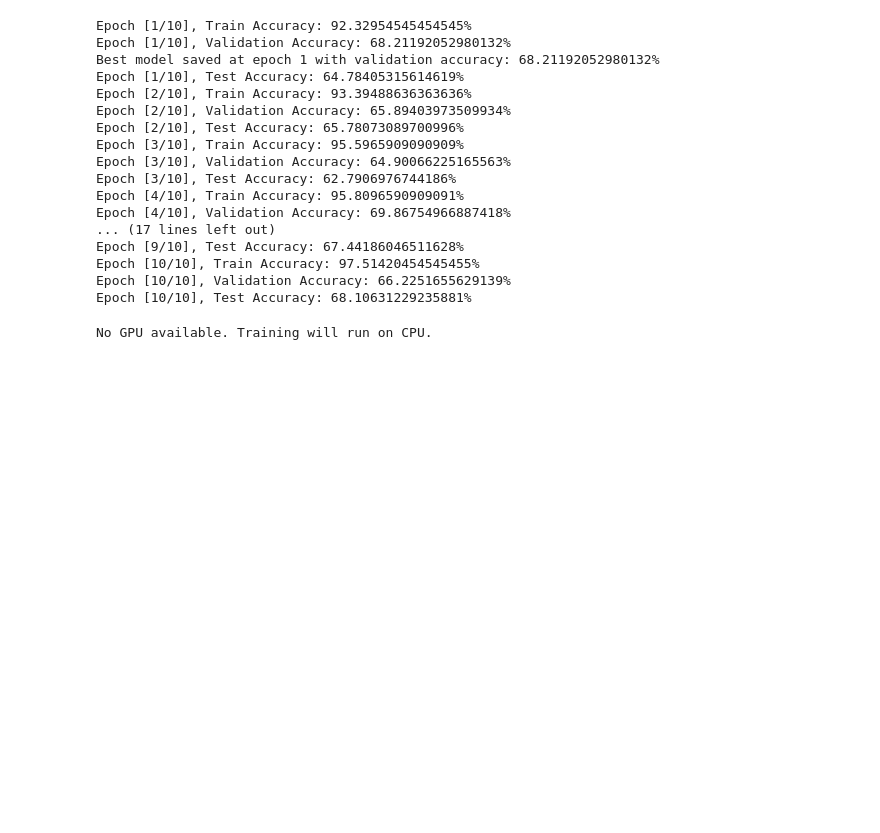
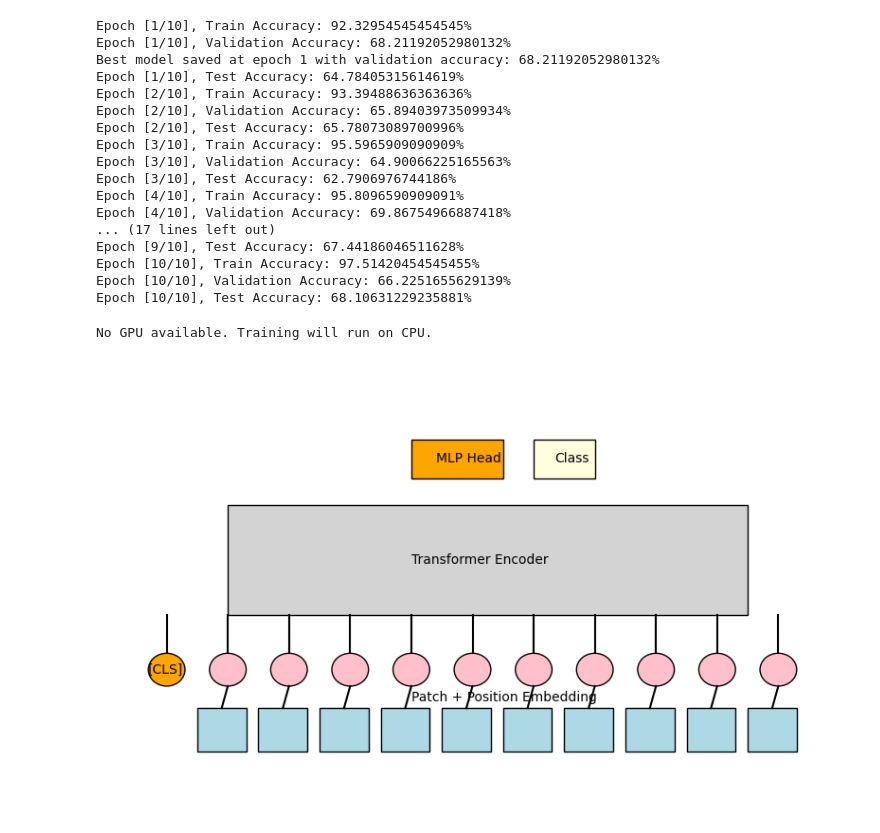
Before and after one commit to govindamandal/DeepfakeApp, a Jupyter notebook: model-training/deepfake.ipynb, the cells around one changed output. Saved outputs shown, nothing was run; the diff lists cells and outputs as text; code cells hidden in the pictures; blank space fills up the shorter version.

```diff
--- a/model-training/deepfake.ipynb
+++ b/model-training/deepfake.ipynb
@@ -378,3 +378,57 @@ else:
     print("No GPU available. Training will run on CPU.")
 # %% [output]
 No GPU available. Training will run on CPU.
+# %%
+import matplotlib.pyplot as plt
+import matplotlib.patches as patches
+import networkx as nx
+
+# Create a figure
+fig, ax = plt.subplots(figsize=(10, 6))
+
+# Image patches
+for i in range(10):
+    ax.add_patch(patches.Rectangle((0.5 + i, 0), 0.8, 0.8, edgecolor='black', facecolor='lightblue'))
+
+# Patch + Positional Embedding
+for i in range(10):
+    ax.add_patch(patches.Circle((1.0 + i, 1.5), 0.3, edgecolor='black', facecolor='pink'))
+
+# Transformer Encoder Block
+ax.add_patch(patches.Rectangle((1, 2.5), 8.5, 2.0, edgecolor='black', facecolor='lightgrey'))
+
+# Class Token (CLS)
+ax.add_patch(patches.Circle((0, 1.5), 0.3, edgecolor='black', facecolor='orange'))
+ax.text(-0.3, 1.5, "[CLS]", fontsize=10, verticalalignment='center')
+
+# Linear Projection Connection Lines
+for i in range(10):
+    ax.plot([0.9 + i, 1.0 + i], [0.8, 1.2], color='black')
+
+# Transformer Encoder Connection Lines
+for i in range(10):
+    ax.plot([1.0 + i, 1.0 + i], [1.8, 2.5], color='black')
+ax.plot([0, 0], [1.8, 2.5], color='black')
+
+# MLP Head
+ax.add_patch(patches.Rectangle((4.0, 5.0), 1.5, 0.7, edgecolor='black', facecolor='orange'))
+ax.text(4.4, 5.35, "MLP Head", fontsize=10, verticalalignment='center')
+
+# Output Label
+ax.add_patch(patches.Rectangle((6.0, 5.0), 1.0, 0.7, edgecolor='black', facecolor='lightyellow'))
+ax.text(6.35, 5.35, "Class", fontsize=10, verticalalignment='center')
+
+# Transformer Encoder Label
+ax.text(4, 3.5, "Transformer Encoder", fontsize=10, verticalalignment='center')
+
+# Linear Projection Label
+ax.text(4, 1, "Patch + Position Embedding", fontsize=10, verticalalignment='center')
+
+# Set the limits and turn off the axis
+ax.set_xlim([-1, 11])
+ax.set_ylim([-1, 7])
+ax.axis('off')
+
+plt.show()
+# %% [output]
+[figure, added]
```
Also changed, not shown: 15 other files.
